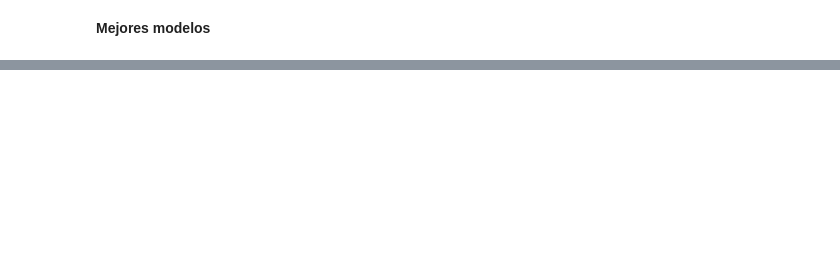
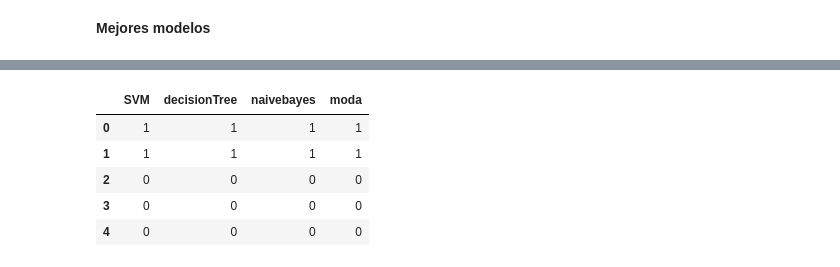
Before and after one commit to bhlr/statisticalLearning, a Jupyter notebook: proyecto1/proyecto.ipynb, the cells around one changed output, grey strips where cells are left out. Drawn from its saved outputs; the diff is of its cells as text; code cells hidden in the pictures; blank space fills up the shorter version.

```diff
--- a/proyecto1/proyecto.ipynb
+++ b/proyecto1/proyecto.ipynb
@@ -513,0 +516,14 @@ df.head()
+# %%
+### get top models
+prediciones = dict()
+for id, row in df.iterrows():
+  if row['model_type'] == 'decisionTree' or row['model_type'] == 'SVM':
+    model_predit = joblib.load( row['model'] + '.joblib', mmap_mode=None)
+    prediciones[row['model_type']] = model_predit.predict(X_test)
+   # print(prediciones)
+    #print(model_predit)
+  elif row['model_type'] == 'naivebayes':
+    model_fin = pd.read_csv(row['model'] + '.csv', index_col = [0],  header = [0,1])
+    prediciones[row['model_type']] = naive_bayes_predict(model_fin, X_test).values
+    #print(model)
+#print(prediciones)
@@ -513,0 +548,16 @@ df.head()
+# %%
+df_pred = pd.DataFrame(data = prediciones)
+df_pred.head()
+#np.mod(df_pred, axis=1)
+from scipy import stats as st
+moda=st.mode(df_pred, axis=1)
+moda.mode
+ensamble_predict = df_pred.merge(pd.DataFrame(moda.mode,columns=['moda']), left_index = True, right_index = True)
+ensamble_predict.head()
+# %% [output]
+|  | SVM | decisionTree | naivebayes | moda |
+| 0 | 1 | 1 | 1 | 1 |
+| 1 | 1 | 1 | 1 | 1 |
+| 2 | 0 | 0 | 0 | 0 |
+| 3 | 0 | 0 | 0 | 0 |
+| 4 | 0 | 0 | 0 | 0 |
```
Also changed, not shown: parts of 12 cells of this notebook.
